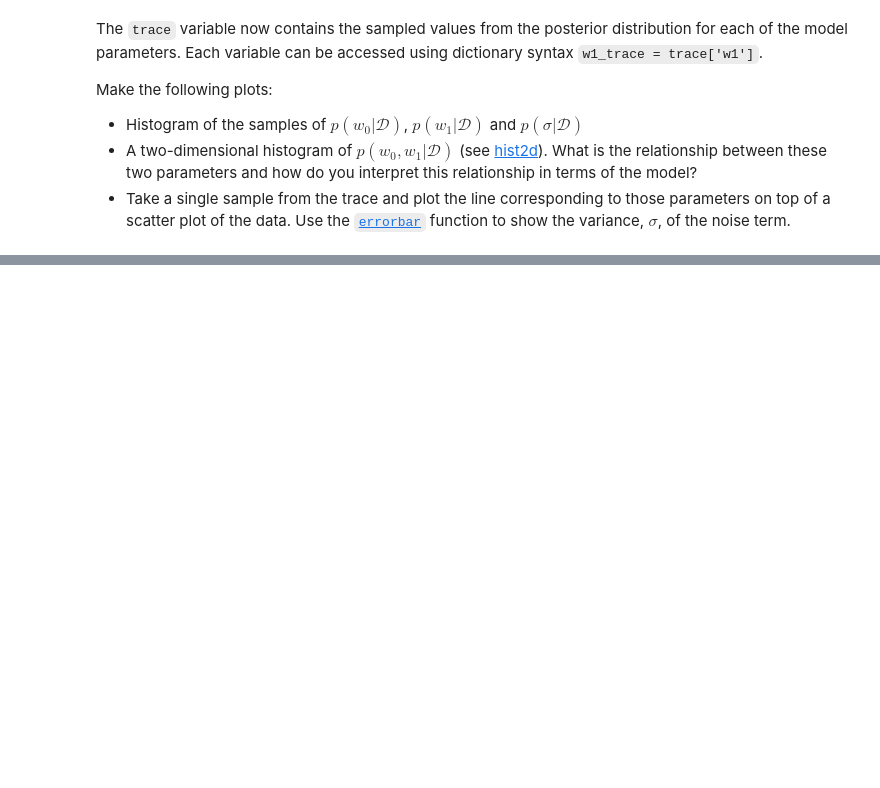
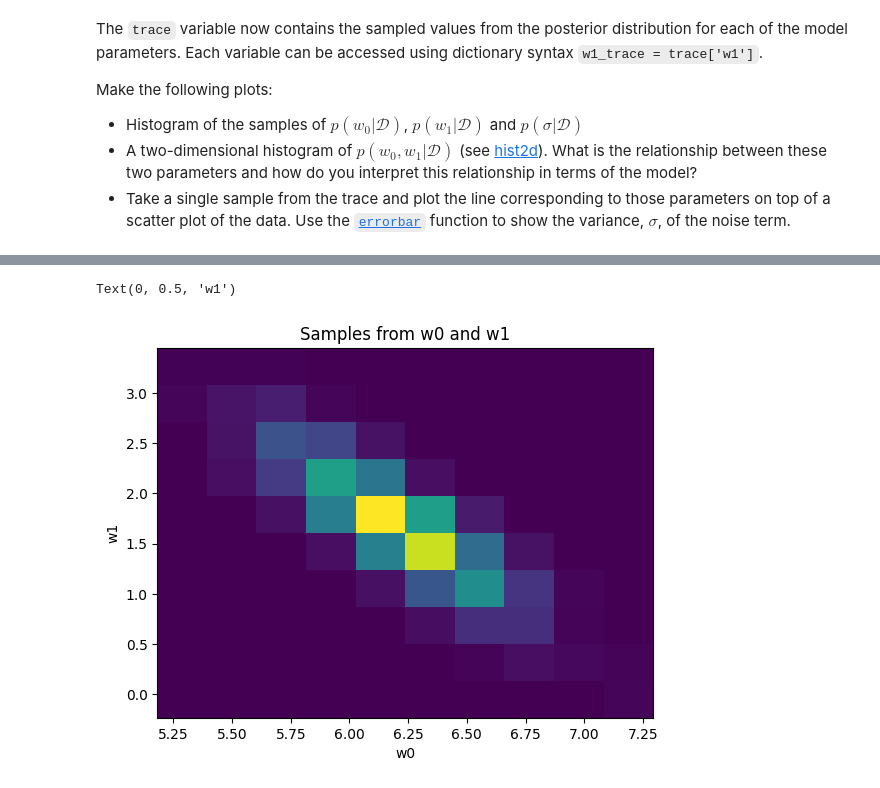
Before and after one commit to alexelwood14/lab_sheets_public, a Jupyter notebook: lab3/lab3-Bayesian_Networks_MCMC_PyMC3.ipynb, the cells around one changed output, grey strips where cells are left out. Drawn from its saved outputs; the diff is of its cells as text; code cells hidden in the pictures; blank space fills up the shorter version.

```diff
--- a/lab3/lab3-Bayesian_Networks_MCMC_PyMC3.ipynb
+++ b/lab3/lab3-Bayesian_Networks_MCMC_PyMC3.ipynb
@@ -291,0 +322,8 @@ Make the following plots:
+# %%
+plt.hist2d(w0_trace, w1_trace)
+plt.title('Samples from w0 and w1')
+plt.xlabel('w0')
+plt.ylabel('w1')
+# %% [output]
+Text(0, 0.5, 'w1')
+[figure, added]
```
Also changed, not shown: parts of 13 cells of this notebook.
